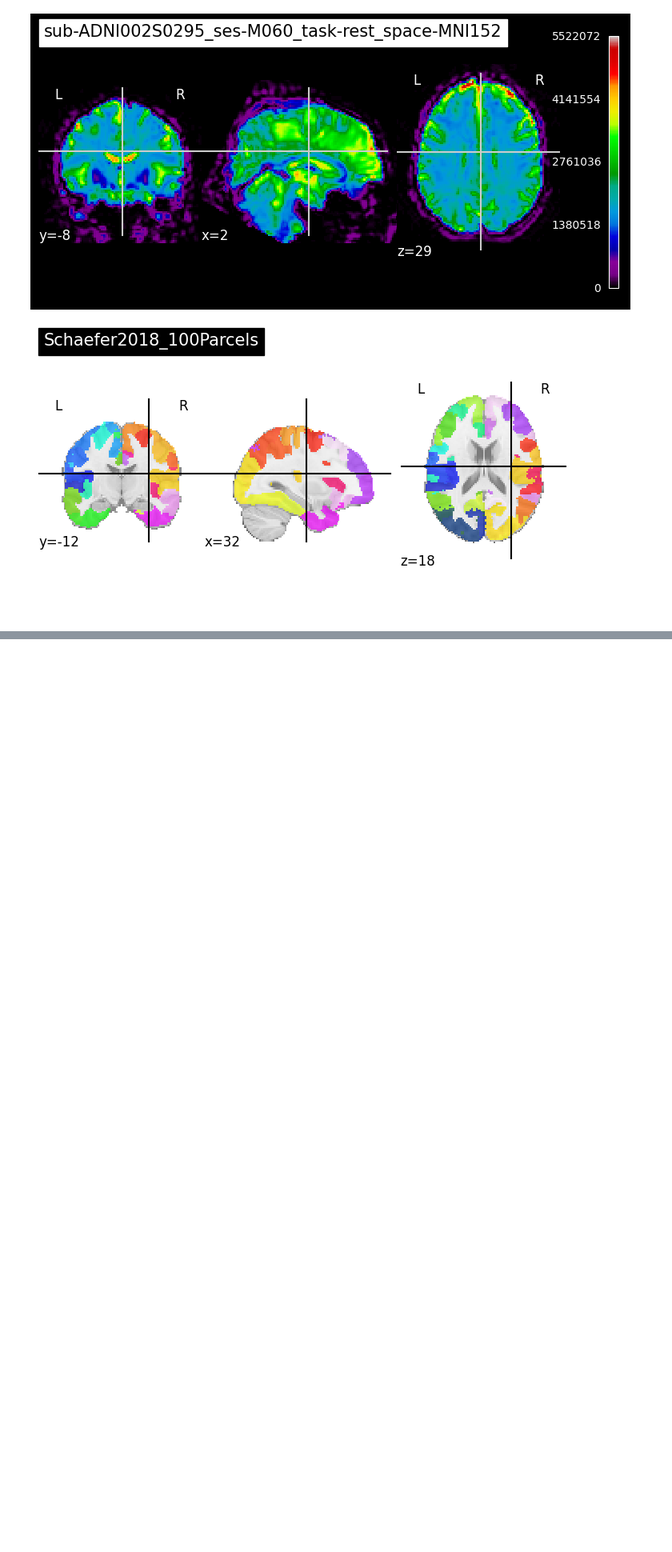
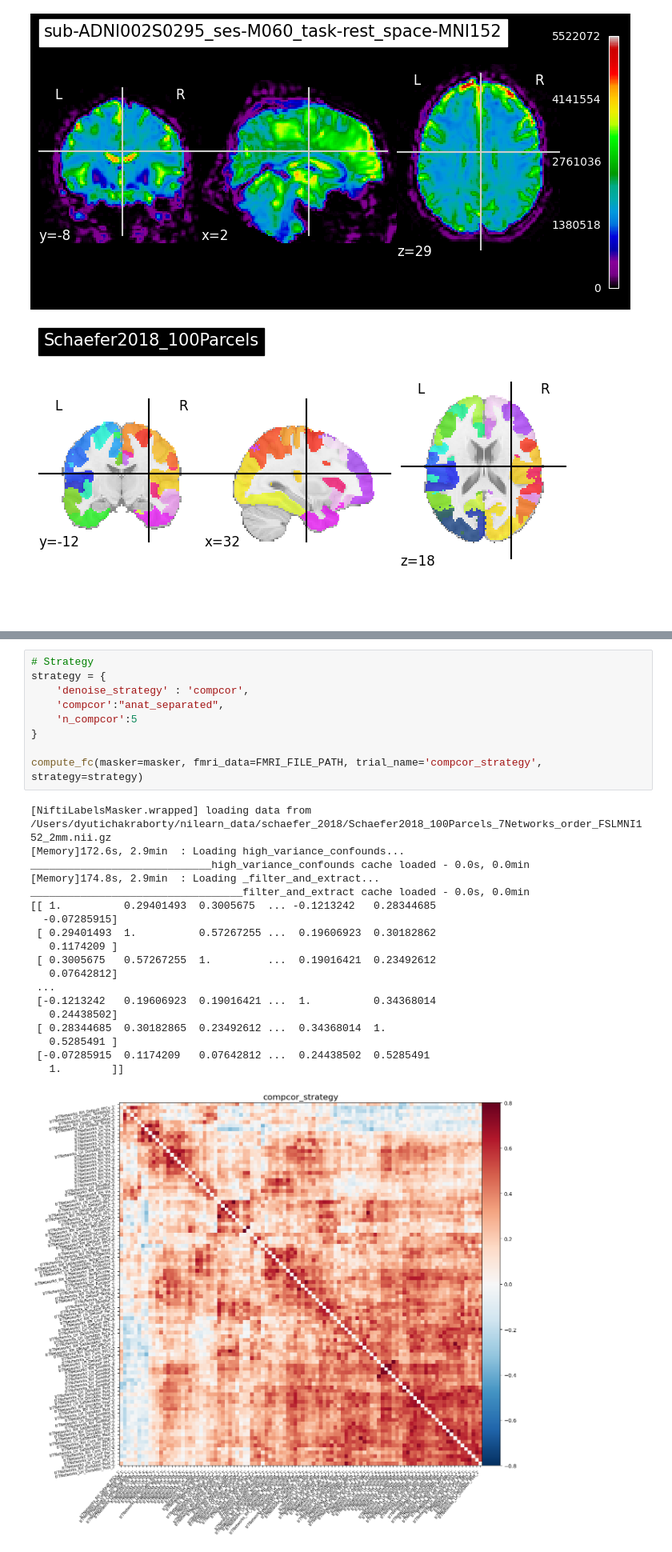
Before and after one commit to dChakr/ad_modelling_fyp, a Jupyter notebook: test.ipynb, the cells around one changed output, grey strips where cells are left out. Shown at 80% size. Cells and saved outputs as stored; diff of their text form; blank space fills up the shorter version.

```diff
--- a/test.ipynb
+++ b/test.ipynb
@@ -207,0 +204,29 @@ _______________________________________________filter_and_extract - 7.6s, 0.1min
+# %%
+# Strategy
+strategy = {
+    'denoise_strategy' : 'compcor',
+    'compcor':"anat_separated",
+    'n_compcor':5
+}
+
+compute_fc(masker=masker, fmri_data=FMRI_FILE_PATH, trial_name='compcor_strategy', strategy=strategy)
+# %% [output]
+[NiftiLabelsMasker.wrapped] loading data from /Users/dyutichakraborty/nilearn_data/schaefer_2018/Schaefer2018_100Parcels_7Networks_order_FSLMNI152_2mm.nii.gz
+[Memory]172.6s, 2.9min  : Loading high_variance_confounds...
+_____________________________high_variance_confounds cache loaded - 0.0s, 0.0min
+[Memory]174.8s, 2.9min  : Loading _filter_and_extract...
+__________________________________filter_and_extract cache loaded - 0.0s, 0.0min
+[[ 1.          0.29401493  0.3005675  ... -0.1213242   0.28344685
+  -0.07285915]
+ [ 0.29401493  1.          0.57267255 ...  0.19606923  0.30182862
+   0.1174209 ]
+ [ 0.3005675   0.57267255  1.         ...  0.19016421  0.23492612
+   0.07642812]
+ ...
+ [-0.1213242   0.19606923  0.19016421 ...  1.          0.34368014
+   0.24438502]
+ [ 0.28344685  0.30182865  0.23492612 ...  0.34368014  1.
+   0.5285491 ]
+ [-0.07285915  0.1174209   0.07642812 ...  0.24438502  0.5285491
+   1.        ]]
+[figure, added]
```
Also changed, not shown: parts of 14 cells of this notebook, 13 other files.
